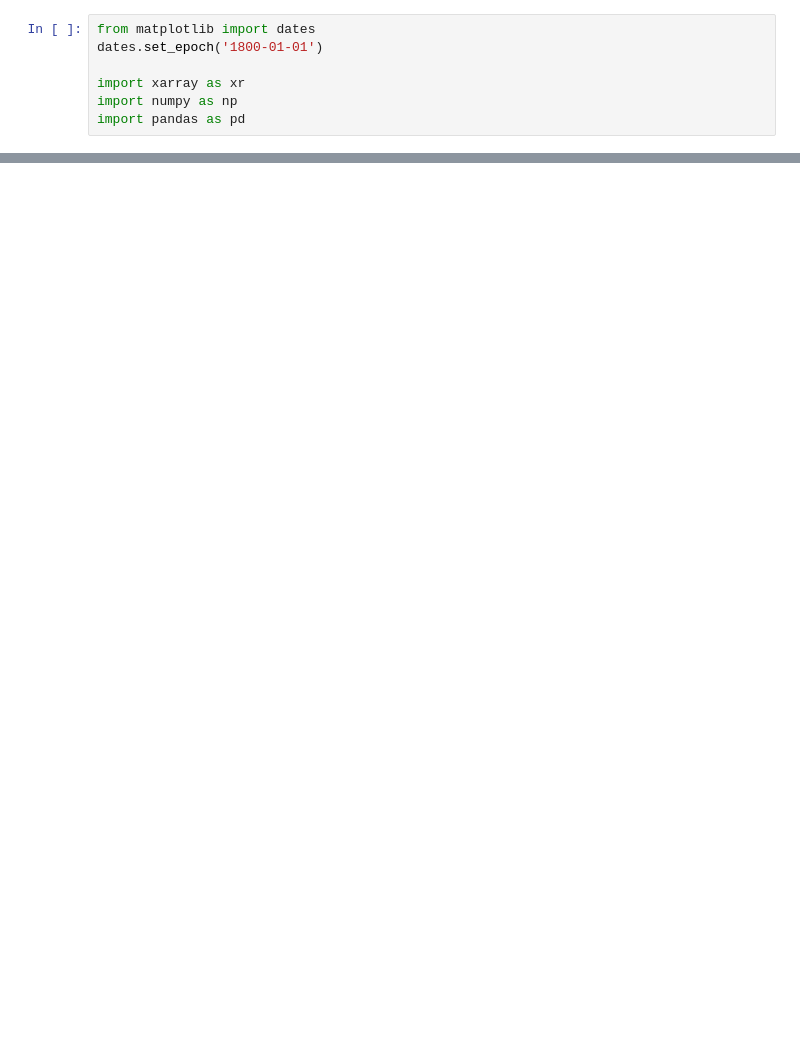
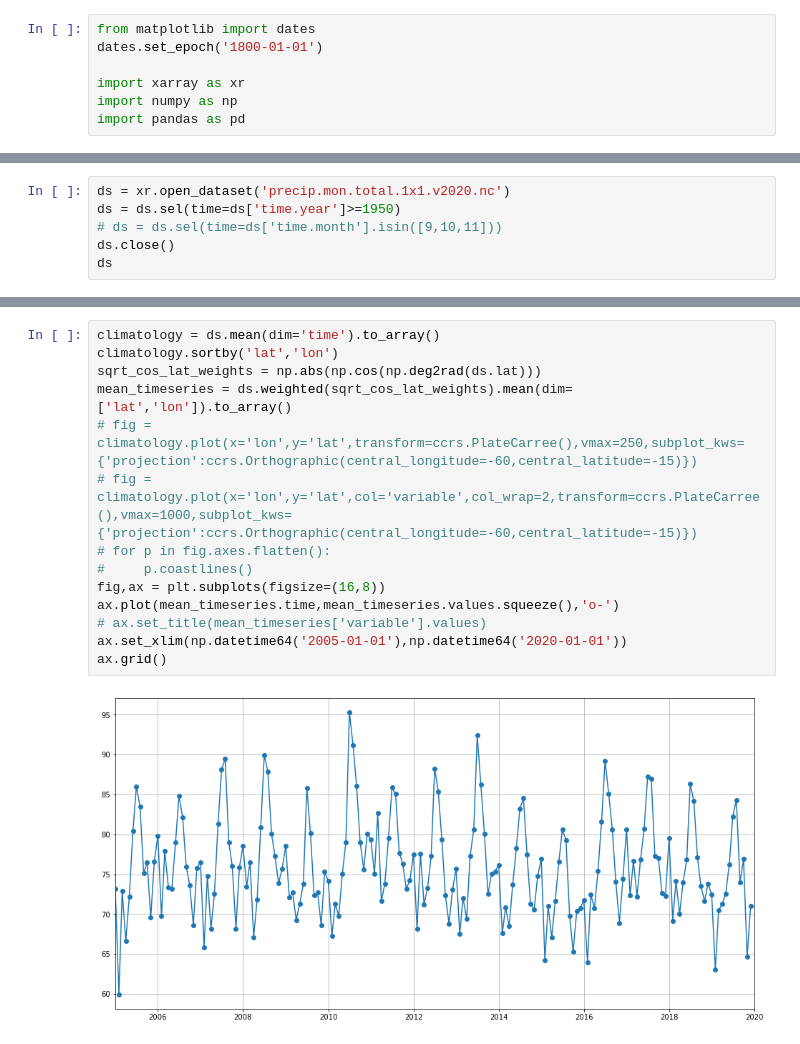
Before and after one commit to davidhgotler/amazon-precip, a Jupyter notebook: data/view_dataset.ipynb, the cells around one changed output, grey strips where cells are left out. Cells and saved outputs as stored; diff of their text form; blank space fills up the shorter version.

```diff
--- a/data/view_dataset.ipynb
+++ b/data/view_dataset.ipynb
@@ -43,0 +44,6 @@ for v,ax in zip(mean_timeseries,axs.flatten()):
+# %%
+ds = xr.open_dataset('precip.mon.total.1x1.v2020.nc')
+ds = ds.sel(time=ds['time.year']>=1950)
+# ds = ds.sel(time=ds['time.month'].isin([9,10,11]))
+ds.close()
+ds
@@ -43,0 +68,16 @@ for v,ax in zip(mean_timeseries,axs.flatten()):
+# %%
+climatology = ds.mean(dim='time').to_array()
+climatology.sortby('lat','lon')
+sqrt_cos_lat_weights = np.abs(np.cos(np.deg2rad(ds.lat)))
+mean_timeseries = ds.weighted(sqrt_cos_lat_weights).mean(dim=['lat','lon']).to_array()
+# fig = climatology.plot(x='lon',y='lat',transform=ccrs.PlateCarree(),vmax=250,subplot_kws={'projection':ccrs.Orthographic(central_longitude=-60,central_latitude=-15)})
+# fig = climatology.plot(x='lon',y='lat',col='variable',col_wrap=2,transform=ccrs.PlateCarree(),vmax=1000,subplot_kws={'projection':ccrs.Orthographic(central_longitude=-60,central_latitude=-15)})
+# for p in fig.axes.flatten():
+#     p.coastlines()
+fig,ax = plt.subplots(figsize=(16,8))
+ax.plot(mean_timeseries.time,mean_timeseries.values.squeeze(),'o-')
+# ax.set_title(mean_timeseries['variable'].values)
+ax.set_xlim(np.datetime64('2005-01-01'),np.datetime64('2020-01-01'))
+ax.grid()
+# %% [output]
+[figure, added]
```
Also changed, not shown: parts of 4 cells of this notebook, 6 other files.
